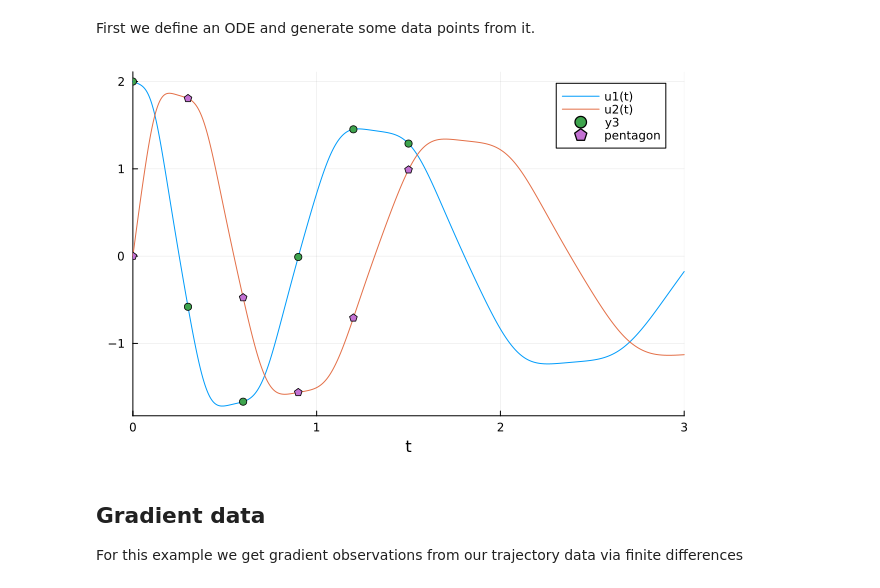
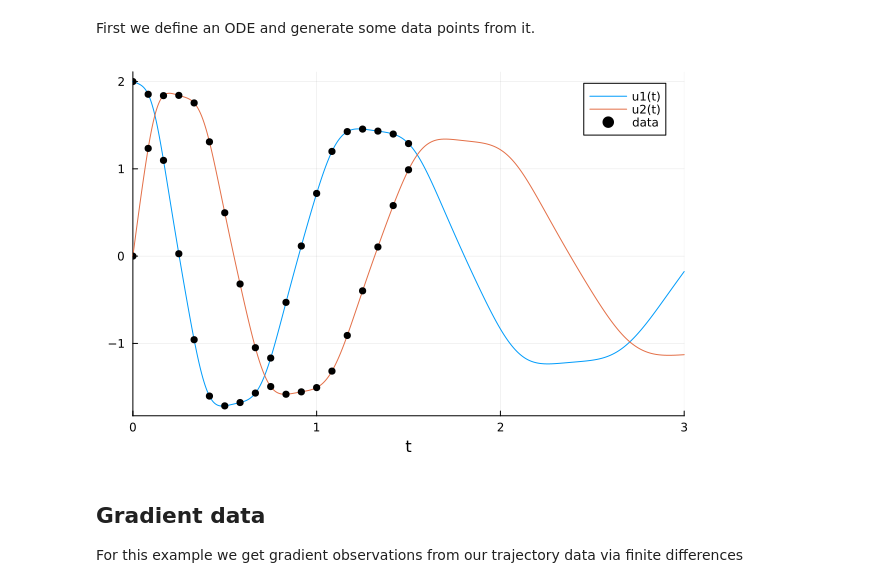
Before and after one commit to Crown421/GPDiffEq.jl, a Jupyter notebook: dev/examples/spiral.ipynb, the cells around one changed output. Drawn from its saved outputs; the diff is of its cells as text; code cells hidden in the pictures.

```diff
--- a/dev/examples/spiral.ipynb
+++ b/dev/examples/spiral.ipynb
@@ -22,28 +22,27 @@ using Optimization, OptimizationOptimJL
 First we define an ODE and generate some data points from it.
 # %%
 u0 = [2.0; 0.0]
-datasize = 6
+datasize = 19
 tspan = (0.0, 3.0)
 datatspan = (0.0, 1.5)
 datatsteps = range(datatspan[1], datatspan[2]; length=datasize)
 
 function trueODEfunc(u, p, t)
     du = similar(u)
     true_A = [-0.1 2.0; -2.0 -0.1]
     return du .= ((u .^ 3)'true_A)'
 end
 
 prob_trueode = ODEProblem(trueODEfunc, u0, tspan)
 sol = solve(prob_trueode, Tsit5())
 ode_data = Array(sol(datatsteps))
 
 traj = sol(datatsteps);
 
 p = plot(sol)
-scatter!(p, datatsteps, ode_data[1, :]; markersize=4)#, markerstyle = :star)
-scatter!(p, datatsteps, ode_data[2, :]; m=(4, :pentagon), lab="pentagon")#, markerstyle = :star)
+scatter!(p, datatsteps, ode_data'; markersize=4, color=:black, label=["data" ""])
 # %% [output]
-[figure, old version]
+[figure, new version]
 # %% [markdown]
 ## Gradient data
 For this example we get gradient observations from our trajectory data via finite differences
```
Also changed, not shown: parts of 14 cells of this notebook, 25 other files.
